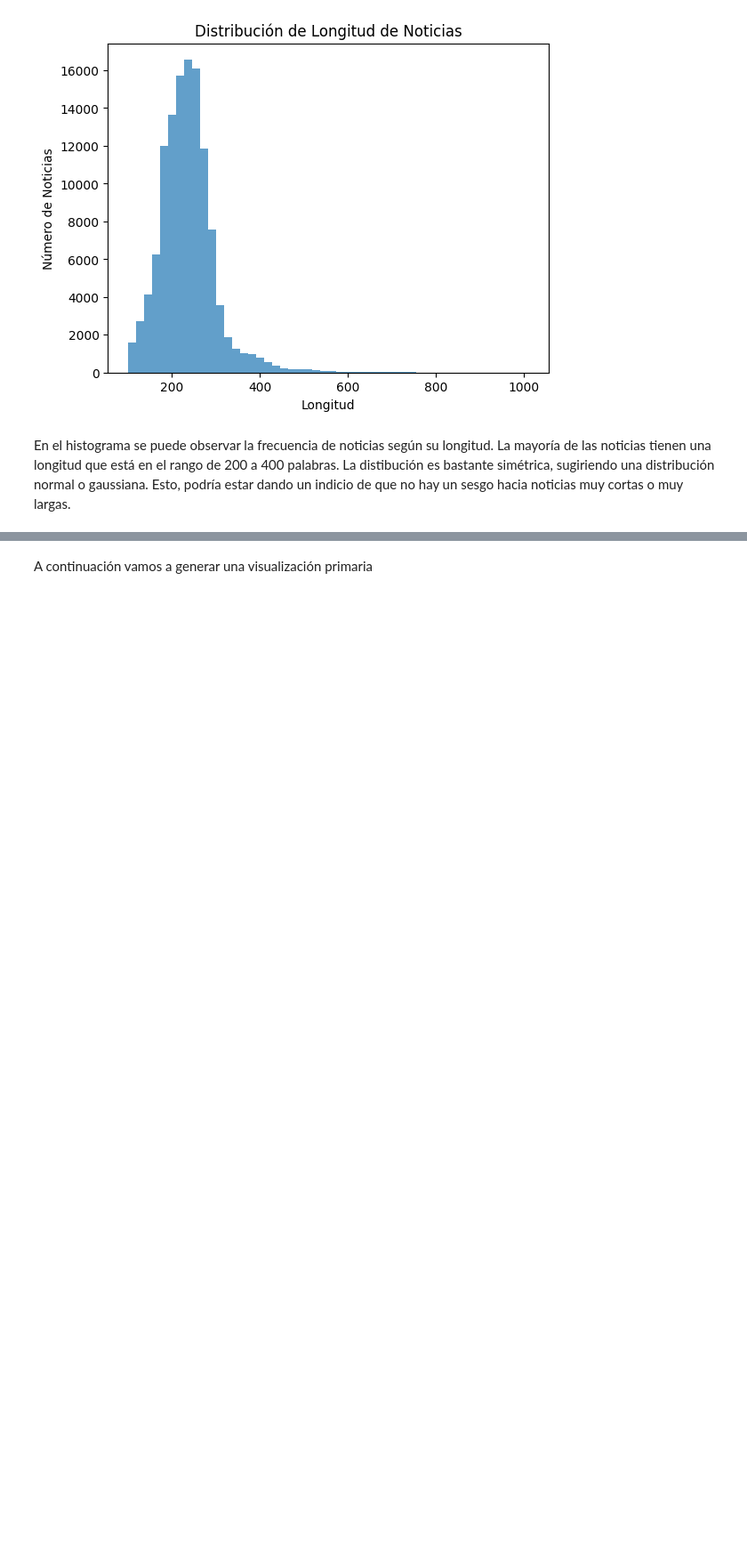
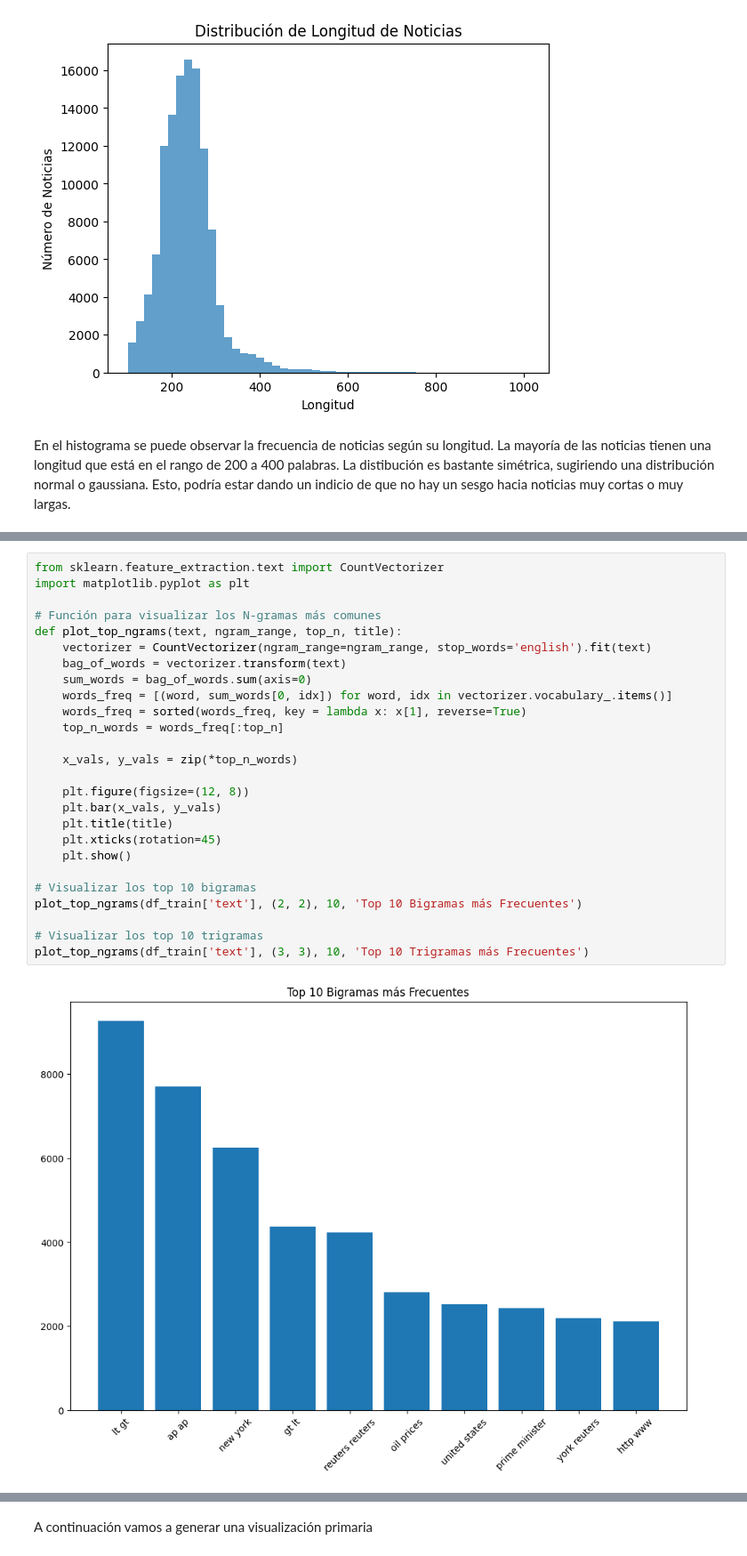
Before and after one commit to sanlares/udesa_datascience, a Jupyter notebook: aprendizaje_upervisado/TP_Final/Supervisado_UdeSA_TP_Esqueleto (1).ipynb, the cells around one changed output, grey strips where cells are left out. Shown at 89% size. Drawn from its saved outputs; the diff is of its cells as text; blank space fills up the shorter version.

```diff
--- a/aprendizaje_upervisado/TP_Final/Supervisado_UdeSA_TP_Esqueleto (1).ipynb
+++ b/aprendizaje_upervisado/TP_Final/Supervisado_UdeSA_TP_Esqueleto (1).ipynb
@@ -248,0 +323,28 @@ En el histograma se puede observar la frecuencia de noticias según su longitud.
+# %%
+from sklearn.feature_extraction.text import CountVectorizer
+import matplotlib.pyplot as plt
+
+# Función para visualizar los N-gramas más comunes
+def plot_top_ngrams(text, ngram_range, top_n, title):
+    vectorizer = CountVectorizer(ngram_range=ngram_range, stop_words='english').fit(text)
+    bag_of_words = vectorizer.transform(text)
+    sum_words = bag_of_words.sum(axis=0)
+    words_freq = [(word, sum_words[0, idx]) for word, idx in vectorizer.vocabulary_.items()]
+    words_freq = sorted(words_freq, key = lambda x: x[1], reverse=True)
+    top_n_words = words_freq[:top_n]
+
+    x_vals, y_vals = zip(*top_n_words)
+
+    plt.figure(figsize=(12, 8))
+    plt.bar(x_vals, y_vals)
+    plt.title(title)
+    plt.xticks(rotation=45)
+    plt.show()
+
+# Visualizar los top 10 bigramas
+plot_top_ngrams(df_train['text'], (2, 2), 10, 'Top 10 Bigramas más Frecuentes')
+
+# Visualizar los top 10 trigramas
+plot_top_ngrams(df_train['text'], (3, 3), 10, 'Top 10 Trigramas más Frecuentes')
+# %% [output]
+[figure, added]
```
Also changed, not shown: parts of 13 cells of this notebook, 2 other files.
